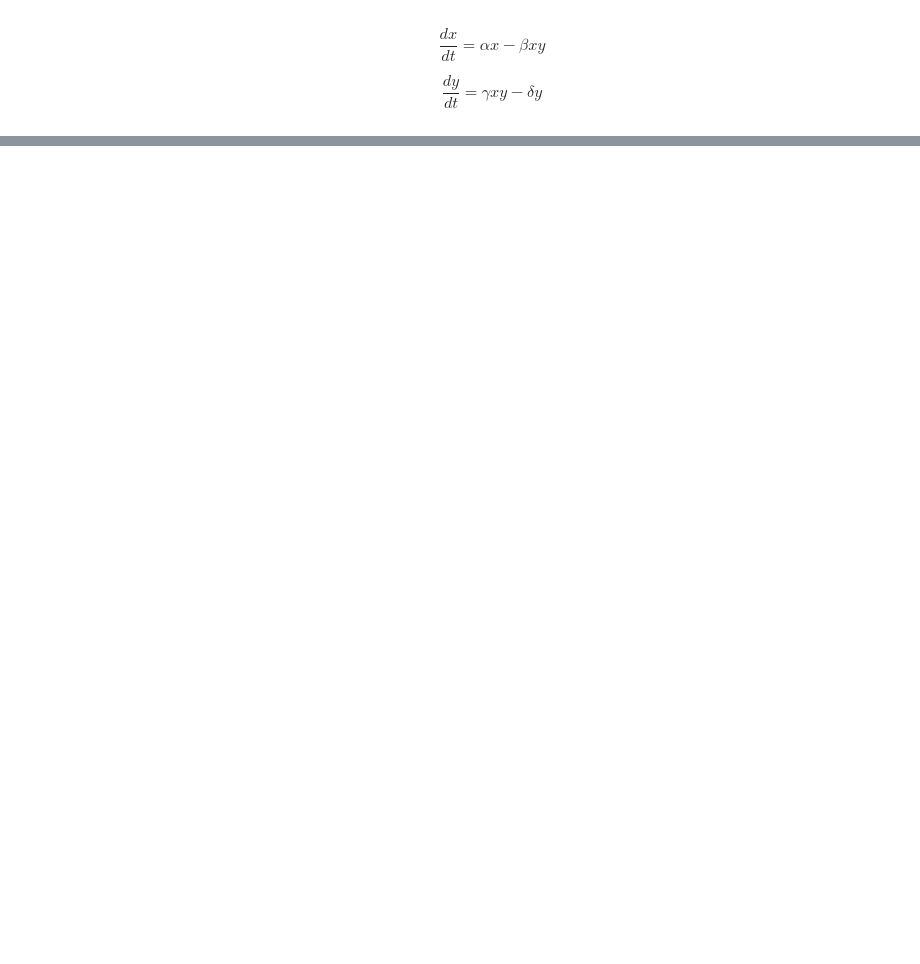
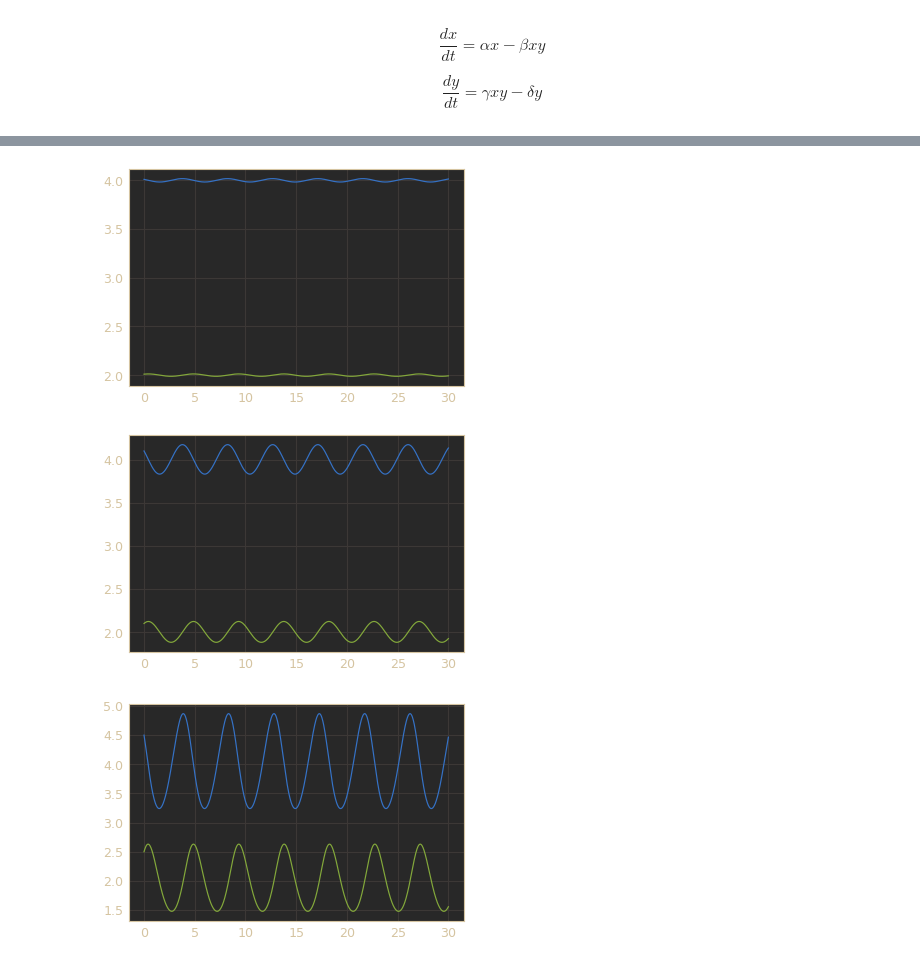
Before and after one commit to ruimpz/comp-phys, a Jupyter notebook: folha7/ex2.ipynb, the cells around one changed output, grey strips where cells are left out. Saved outputs shown, nothing was run; the diff lists cells and outputs as text; code cells hidden in the pictures; blank space fills up the shorter version.

```diff
--- a/folha7/ex2.ipynb
+++ b/folha7/ex2.ipynb
@@ -40,0 +48,10 @@ plt.plot(t, r[1])
+# %%
+for epsilon in [.01, .1, .5]:
+    t, r = rk4(h, 0, 30, 1000, [4+epsilon, 2+epsilon], [1.0, .5, .5, 2.0])
+    plt.plot(t, r[0])
+    plt.plot(t, r[1])
+    plt.show()
+# %% [output]
+[figure, added]
+[figure, added]
+[figure, added]
```
Also changed, not shown: parts of 2 cells of this notebook, 2 other files.
